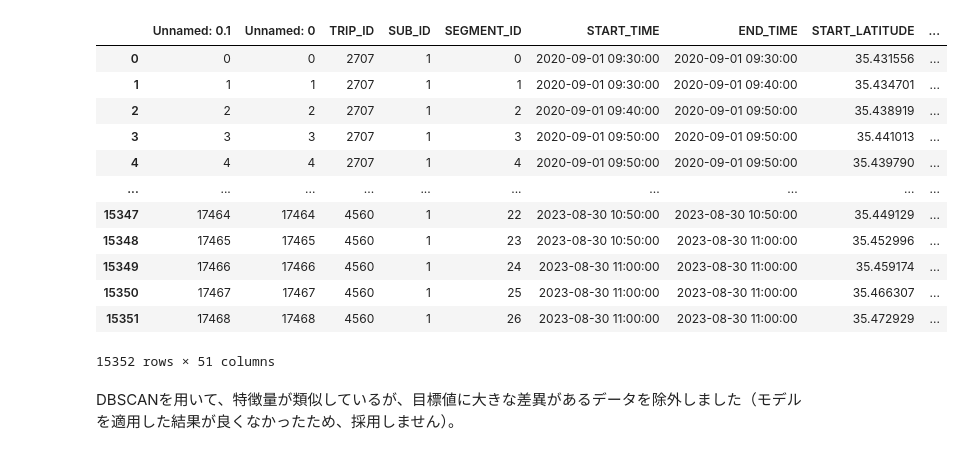
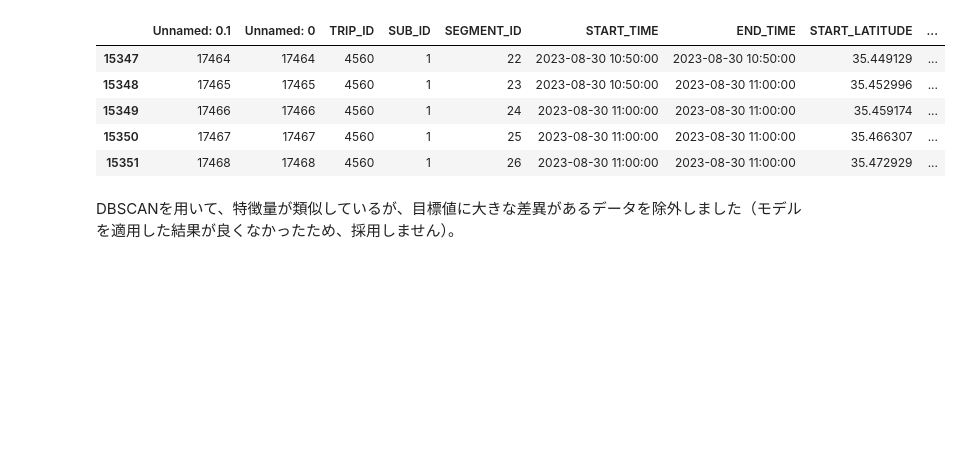
Before and after one commit to hxelmo/ev_energy_estimation, a Jupyter notebook: Predictive model/Accuracy verification (RandomForest).ipynb, the cells around one changed output. Saved outputs shown, nothing was run; the diff lists cells and outputs as text; code cells hidden in the pictures; blank space fills up the shorter version.

```diff
--- a/Predictive model/Accuracy verification (RandomForest).ipynb
+++ b/Predictive model/Accuracy verification (RandomForest).ipynb
@@ -42,21 +42,14 @@ def check_deviation(group):
 # %%
 # dataset = pd.read_csv('dataset.csv')
 dataset = pd.read_csv('cleand_dataset.csv')
-dataset
+dataset.tail()
 # %% [output]
 |  | Unnamed: 0.1 | Unnamed: 0 | TRIP_ID | SUB_ID | SEGMENT_ID | START_TIME | END_TIME | START_LATITUDE | ... |
-| 0 | 0 | 0 | 2707 | 1 | 0 | 2020-09-01 09:30:00 | 2020-09-01 09:30:00 | 35.431556 | ... |
-| 1 | 1 | 1 | 2707 | 1 | 1 | 2020-09-01 09:30:00 | 2020-09-01 09:40:00 | 35.434701 | ... |
-| 2 | 2 | 2 | 2707 | 1 | 2 | 2020-09-01 09:40:00 | 2020-09-01 09:50:00 | 35.438919 | ... |
-| 3 | 3 | 3 | 2707 | 1 | 3 | 2020-09-01 09:50:00 | 2020-09-01 09:50:00 | 35.441013 | ... |
-| 4 | 4 | 4 | 2707 | 1 | 4 | 2020-09-01 09:50:00 | 2020-09-01 09:50:00 | 35.439790 | ... |
-| ... | ... | ... | ... | ... | ... | ... | ... | ... | ... |
 | 15347 | 17464 | 17464 | 4560 | 1 | 22 | 2023-08-30 10:50:00 | 2023-08-30 10:50:00 | 35.449129 | ... |
 | 15348 | 17465 | 17465 | 4560 | 1 | 23 | 2023-08-30 10:50:00 | 2023-08-30 11:00:00 | 35.452996 | ... |
 | 15349 | 17466 | 17466 | 4560 | 1 | 24 | 2023-08-30 11:00:00 | 2023-08-30 11:00:00 | 35.459174 | ... |
 | 15350 | 17467 | 17467 | 4560 | 1 | 25 | 2023-08-30 11:00:00 | 2023-08-30 11:00:00 | 35.466307 | ... |
 | 15351 | 17468 | 17468 | 4560 | 1 | 26 | 2023-08-30 11:00:00 | 2023-08-30 11:00:00 | 35.472929 | ... |
-15352 rows × 51 columns
 # %%
 features = ['RUN_TIME','DROP_TIME','AVG_SPEED','AVG_ALTITUDE','AVG_TEMPERATURE','HUMIDITY','ILLUMINANCE_Log','AVG_PRECIPITATION_START','AVG_PRECIPITATION_END']
 poly = PolynomialFeatures(degree=2, interaction_only=True, include_bias=False)
```
Also changed, not shown: parts of 7 cells of this notebook, 1 other file.
